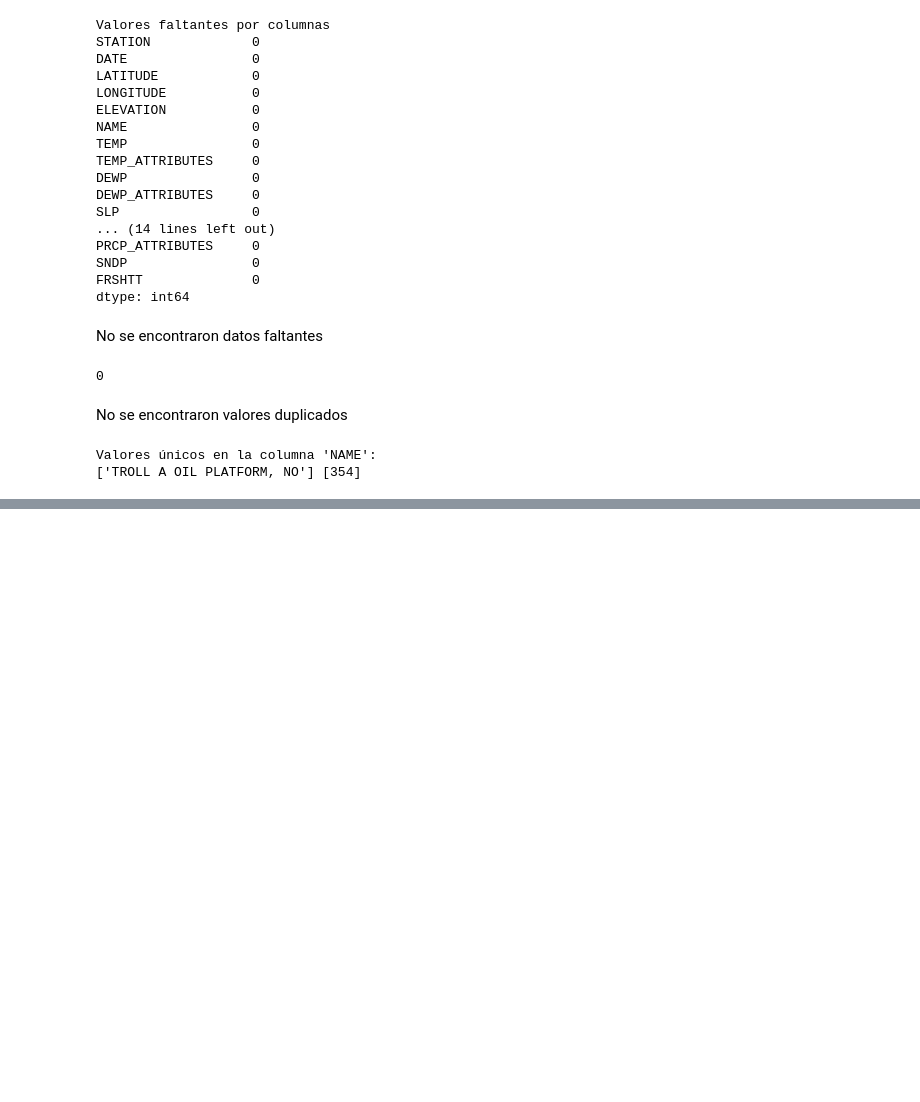
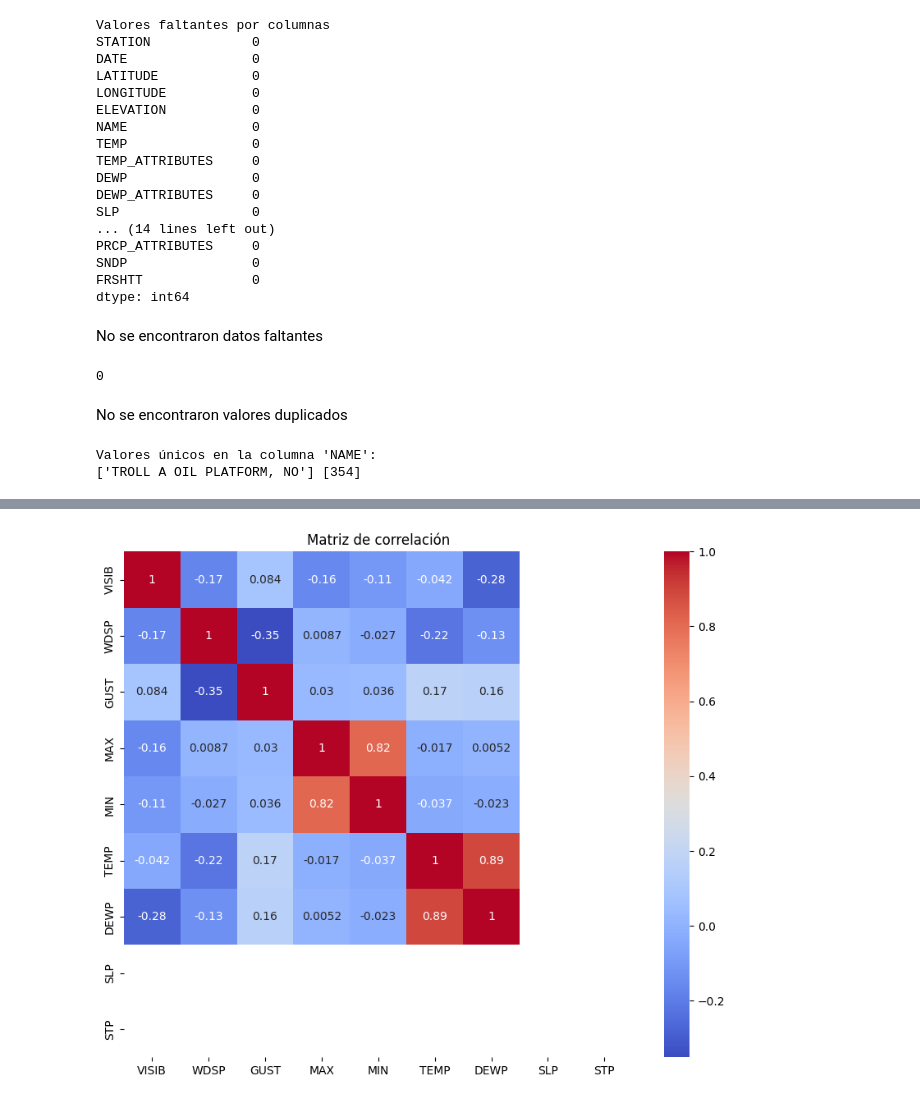
Before and after one commit to SaitoM17/analisis_del_clima_mundial_NOAA, a Jupyter notebook: notebooks/1_exploracion_datos.ipynb, the cells around one changed output, grey strips where cells are left out. Drawn from its saved outputs; the diff is of its cells as text; code cells hidden in the pictures; blank space fills up the shorter version.

```diff
--- a/notebooks/1_exploracion_datos.ipynb
+++ b/notebooks/1_exploracion_datos.ipynb
@@ -127,0 +182,11 @@ No se encontraron valores valores atípicos en la columnas TEMP
+# %%
+# Calcula la matriz de correlación para columnas relevantes
+correlation_matrix = df_troll_a_2024[['VISIB', 'WDSP', 'GUST', 'MAX', 'MIN', 'TEMP', 'DEWP', 'SLP', 'STP']].corr()
+
+# Visualiza la matriz de correlación con un mapa de calor
+plt.figure(figsize=(10, 8))  # Ajusta el tamaño según sea necesario
+sns.heatmap(correlation_matrix, annot=True, cmap='coolwarm')
+plt.title('Matriz de correlación')
+plt.show()
+# %% [output]
+[figure, added]
```
Also changed, not shown: parts of 8 cells of this notebook.
